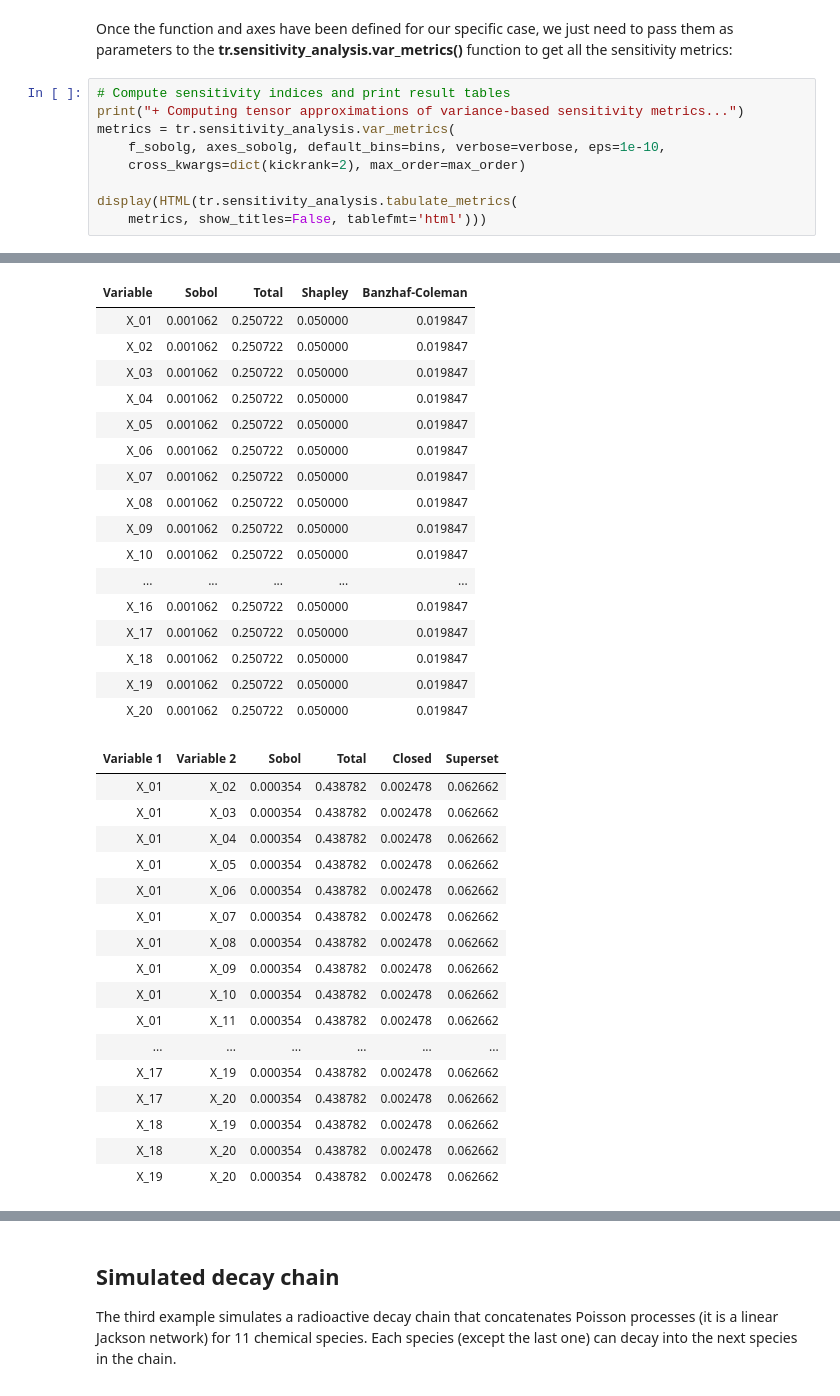
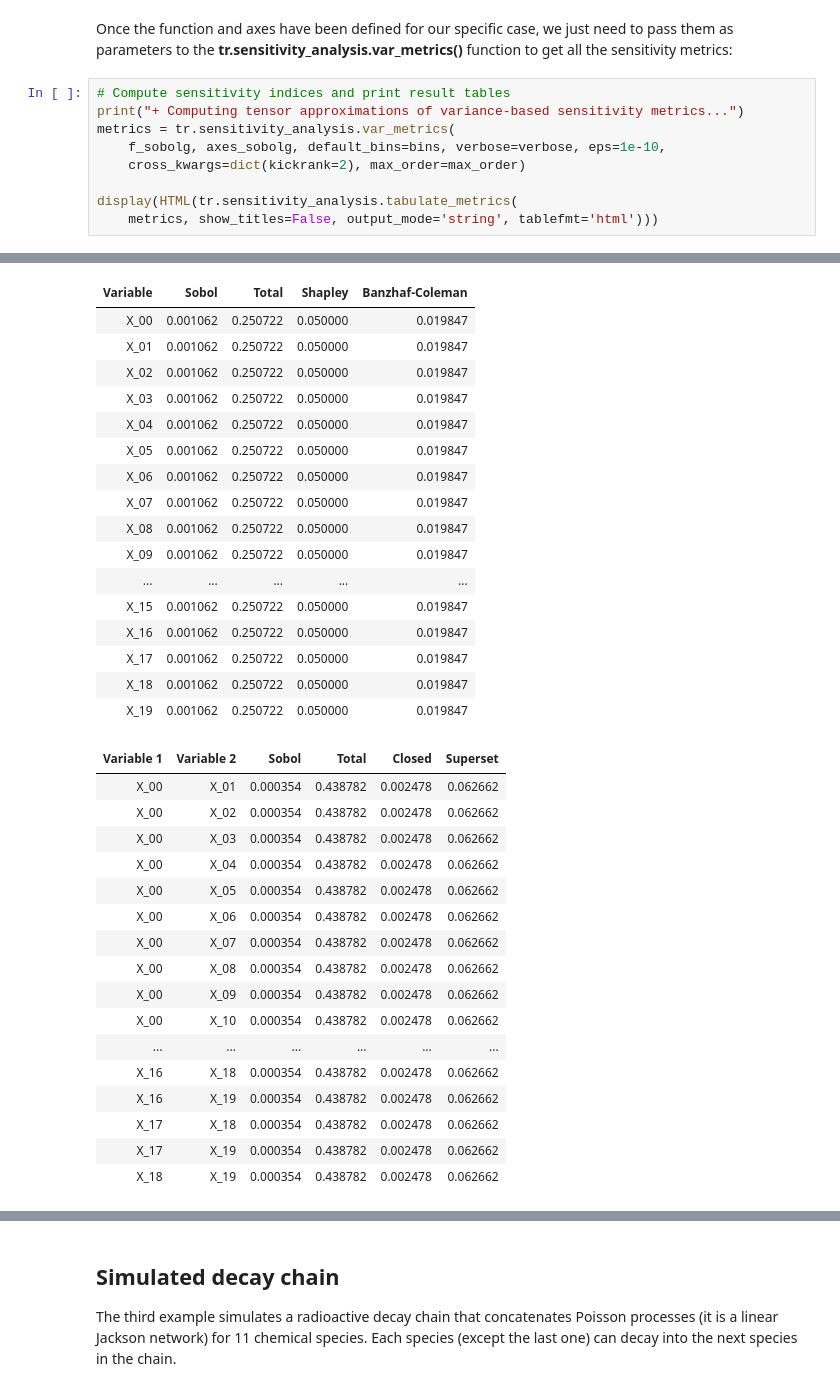
Before and after one commit to rballester/ttrecipes, a Jupyter notebook: examples/sensitivity_analysis/Sensitivity Analysis Examples.ipynb, the cells around one changed output, grey strips where cells are left out. Saved outputs shown, nothing was run; the diff lists cells and outputs as text.

```diff
--- a/examples/sensitivity_analysis/Sensitivity Analysis Examples.ipynb
+++ b/examples/sensitivity_analysis/Sensitivity Analysis Examples.ipynb
@@ -306,7 +313,7 @@ metrics = tr.sensitivity_analysis.var_metrics(
     cross_kwargs=dict(kickrank=2), max_order=max_order)
 
 display(HTML(tr.sensitivity_analysis.tabulate_metrics(
-    metrics, show_titles=False, tablefmt='html')))
+    metrics, show_titles=False, output_mode='string', tablefmt='html')))
 # %% [output]
 + Computing tensor approximations of variance-based sensitivity metrics...
 
@@ -323,39 +330,39 @@ The resulting tensor has ranks [1, 3, 3, 3, 3, 3, 3, 3, 3, 3, 3, 3, 3, 3, 3, 3,
 
 -> Exporting results
 | Variable | Sobol | Total | Shapley | Banzhaf-Coleman |
+| X_00 | 0.001062 | 0.250722 | 0.050000 | 0.019847 |
 | X_01 | 0.001062 | 0.250722 | 0.050000 | 0.019847 |
 | X_02 | 0.001062 | 0.250722 | 0.050000 | 0.019847 |
 | X_03 | 0.001062 | 0.250722 | 0.050000 | 0.019847 |
 | X_04 | 0.001062 | 0.250722 | 0.050000 | 0.019847 |
 | X_05 | 0.001062 | 0.250722 | 0.050000 | 0.019847 |
 | X_06 | 0.001062 | 0.250722 | 0.050000 | 0.019847 |
 | X_07 | 0.001062 | 0.250722 | 0.050000 | 0.019847 |
 | X_08 | 0.001062 | 0.250722 | 0.050000 | 0.019847 |
 | X_09 | 0.001062 | 0.250722 | 0.050000 | 0.019847 |
-| X_10 | 0.001062 | 0.250722 | 0.050000 | 0.019847 |
 | ... | ... | ... | ... | ... |
+| X_15 | 0.001062 | 0.250722 | 0.050000 | 0.019847 |
 | X_16 | 0.001062 | 0.250722 | 0.050000 | 0.019847 |
 | X_17 | 0.001062 | 0.250722 | 0.050000 | 0.019847 |
 | X_18 | 0.001062 | 0.250722 | 0.050000 | 0.019847 |
 | X_19 | 0.001062 | 0.250722 | 0.050000 | 0.019847 |
-| X_20 | 0.001062 | 0.250722 | 0.050000 | 0.019847 |
 | Variable 1 | Variable 2 | Sobol | Total | Closed | Superset |
-| X_01 | X_02 | 0.000354 | 0.438782 | 0.002478 | 0.062662 |
-| X_01 | X_03 | 0.000354 | 0.438782 | 0.002478 | 0.062662 |
-| X_01 | X_04 | 0.000354 | 0.438782 | 0.002478 | 0.062662 |
-| X_01 | X_05 | 0.000354 | 0.438782 | 0.002478 | 0.062662 |
-| X_01 | X_06 | 0.000354 | 0.438782 | 0.002478 | 0.062662 |
-| X_01 | X_07 | 0.000354 | 0.438782 | 0.002478 | 0.062662 |
-| X_01 | X_08 | 0.000354 | 0.438782 | 0.002478 | 0.062662 |
-| X_01 | X_09 | 0.000354 | 0.438782 | 0.002478 | 0.062662 |
-| X_01 | X_10 | 0.000354 | 0.438782 | 0.002478 | 0.062662 |
-| X_01 | X_11 | 0.000354 | 0.438782 | 0.002478 | 0.062662 |
+| X_00 | X_01 | 0.000354 | 0.438782 | 0.002478 | 0.062662 |
+| X_00 | X_02 | 0.000354 | 0.438782 | 0.002478 | 0.062662 |
+| X_00 | X_03 | 0.000354 | 0.438782 | 0.002478 | 0.062662 |
+| X_00 | X_04 | 0.000354 | 0.438782 | 0.002478 | 0.062662 |
+| X_00 | X_05 | 0.000354 | 0.438782 | 0.002478 | 0.062662 |
+| X_00 | X_06 | 0.000354 | 0.438782 | 0.002478 | 0.062662 |
+| X_00 | X_07 | 0.000354 | 0.438782 | 0.002478 | 0.062662 |
+| X_00 | X_08 | 0.000354 | 0.438782 | 0.002478 | 0.062662 |
+| X_00 | X_09 | 0.000354 | 0.438782 | 0.002478 | 0.062662 |
+| X_00 | X_10 | 0.000354 | 0.438782 | 0.002478 | 0.062662 |
 | ... | ... | ... | ... | ... | ... |
+| X_16 | X_18 | 0.000354 | 0.438782 | 0.002478 | 0.062662 |
+| X_16 | X_19 | 0.000354 | 0.438782 | 0.002478 | 0.062662 |
+| X_17 | X_18 | 0.000354 | 0.438782 | 0.002478 | 0.062662 |
 | X_17 | X_19 | 0.000354 | 0.438782 | 0.002478 | 0.062662 |
-| X_17 | X_20 | 0.000354 | 0.438782 | 0.002478 | 0.062662 |
 | X_18 | X_19 | 0.000354 | 0.438782 | 0.002478 | 0.062662 |
-| X_18 | X_20 | 0.000354 | 0.438782 | 0.002478 | 0.062662 |
-| X_19 | X_20 | 0.000354 | 0.438782 | 0.002478 | 0.062662 |
 | Dimension Metric | Value | Rel. Variance | Variables |
 | Mean dimension | 5.014434 |  |  |
 | Effective (superposition) | 8.000000 | 0.959018 |  |
```
Also changed, not shown: parts of 16 cells of this notebook, 7 other files.
